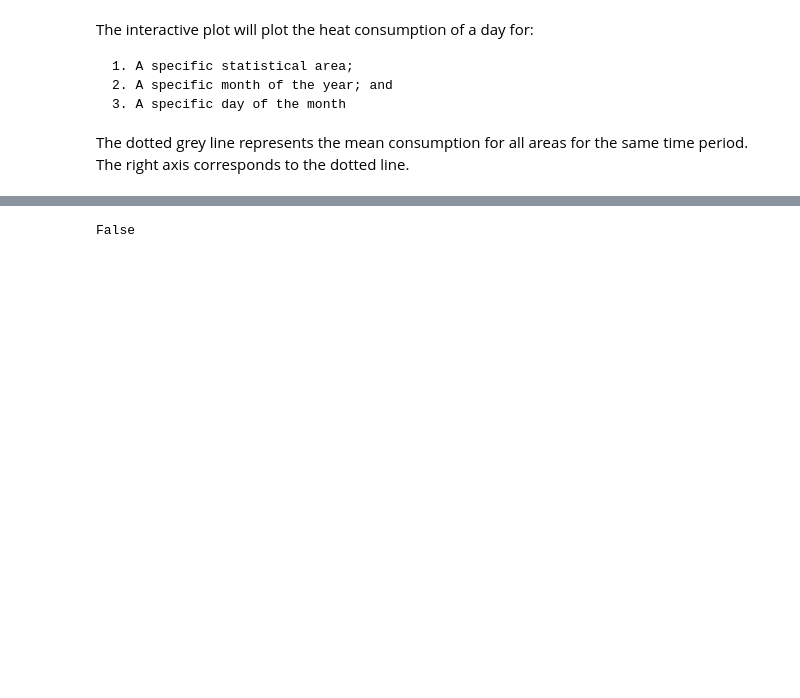
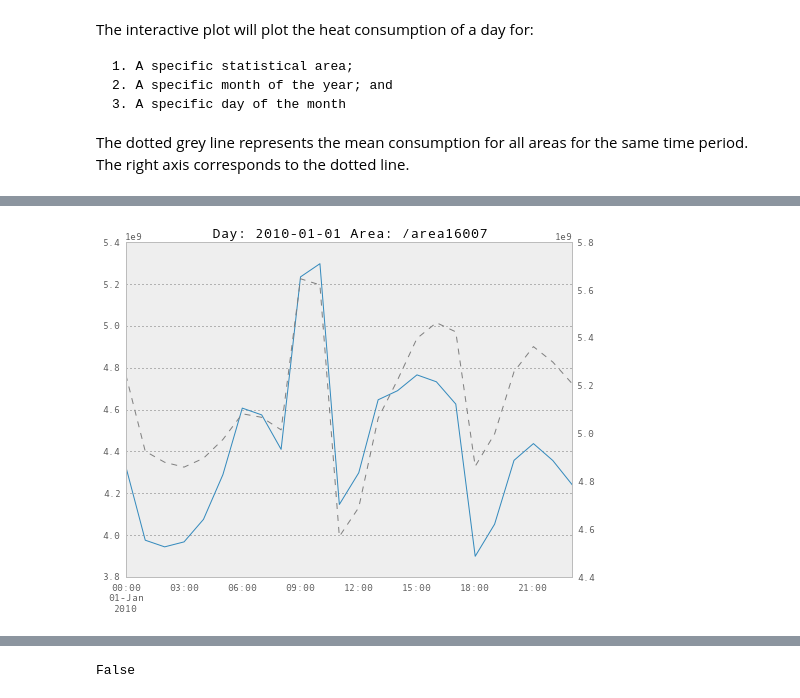
Before and after one commit to emunozh/visualizing-heat-demand-data, a Jupyter notebook: 1 time series.ipynb, the cells around one changed output, grey strips where cells are left out. Cells and saved outputs as stored; diff of their text form; code cells hidden in the pictures; blank space fills up the shorter version.

```diff
--- a/1 time series.ipynb
+++ b/1 time series.ipynb
@@ -211,0 +252,4 @@ interact(plotHeat, area=(0, All_areas.shape[1]-1), month=(1,12), day=(1,31));
+# %%
+plotHeat(98, 1, 1)
+# %% [output]
+[figure, added]
```
Also changed, not shown: parts of 14 cells of this notebook.
